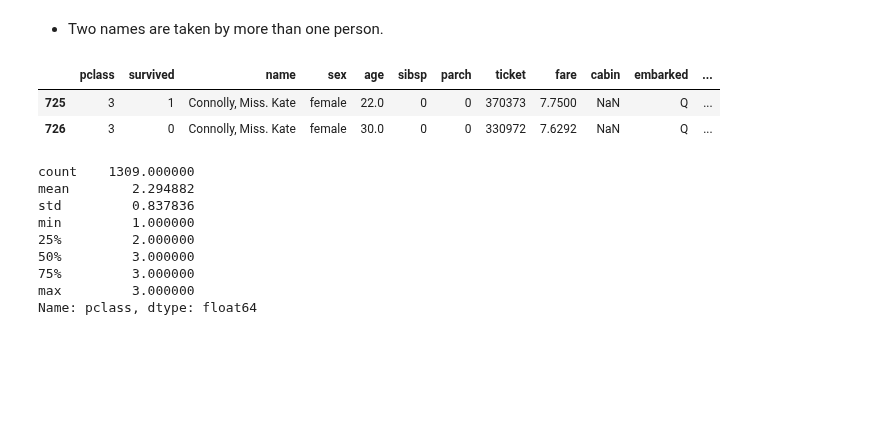
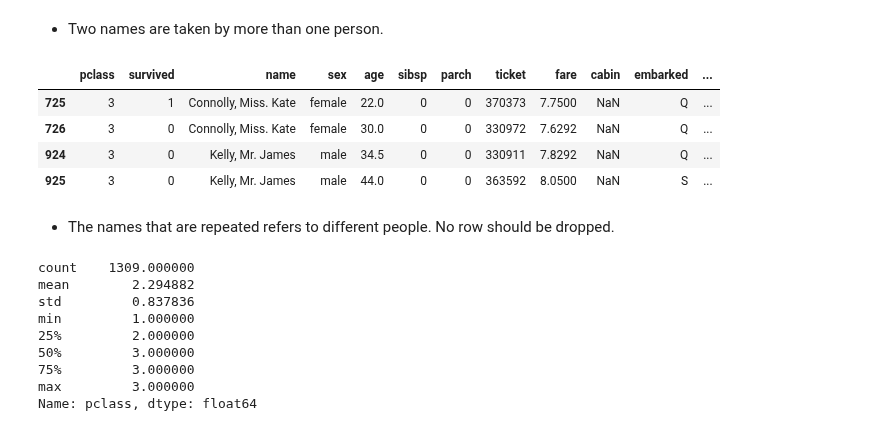
Before and after one commit to amirsh/ada-ana, a Jupyter notebook: HW1-notebooks/Data Wrangling with Pandas.ipynb, the cells around one changed output. Drawn from its saved outputs; the diff is of its cells as text; code cells hidden in the pictures; blank space fills up the shorter version.

```diff
--- a/HW1-notebooks/Data Wrangling with Pandas.ipynb
+++ b/HW1-notebooks/Data Wrangling with Pandas.ipynb
@@ -1671,12 +1671,18 @@ freq                         2
 Name: name, dtype: object
 # %% [markdown]
 - Two names are taken by more than one person.
-# %%
-titanic[[n == 'Connolly, Miss. Kate' for n in titanic.name ]]
-# %% [output]
-|  | pclass | survived | name | sex | age | sibsp | parch | ticket | fare | cabin | embarked | ... |
-| 725 | 3 | 1 | Connolly, Miss. Kate | female | 22.0 | 0 | 0 | 370373 | 7.7500 | NaN | Q | ... |
-| 726 | 3 | 0 | Connolly, Miss. Kate | female | 30.0 | 0 | 0 | 330972 | 7.6292 | NaN | Q | ... |
+# %%
+name_freq = titanic['name'].value_counts()
+rep_names = name_freq[name_freq>1]
+titanic[titanic.name.isin(rep_names.index)]
+# %% [output]
+|  | pclass | survived | name | sex | age | sibsp | parch | ticket | fare | cabin | embarked | ... |
+| 725 | 3 | 1 | Connolly, Miss. Kate | female | 22.0 | 0 | 0 | 370373 | 7.7500 | NaN | Q | ... |
+| 726 | 3 | 0 | Connolly, Miss. Kate | female | 30.0 | 0 | 0 | 330972 | 7.6292 | NaN | Q | ... |
+| 924 | 3 | 0 | Kelly, Mr. James | male | 34.5 | 0 | 0 | 330911 | 7.8292 | NaN | Q | ... |
+| 925 | 3 | 0 | Kelly, Mr. James | male | 44.0 | 0 | 0 | 363592 | 8.0500 | NaN | S | ... |
+# %% [markdown]
+- The names that are repeated refers to different people. No row should be dropped.
 # %%
 # pclass
 titanic.pclass.describe()
```
